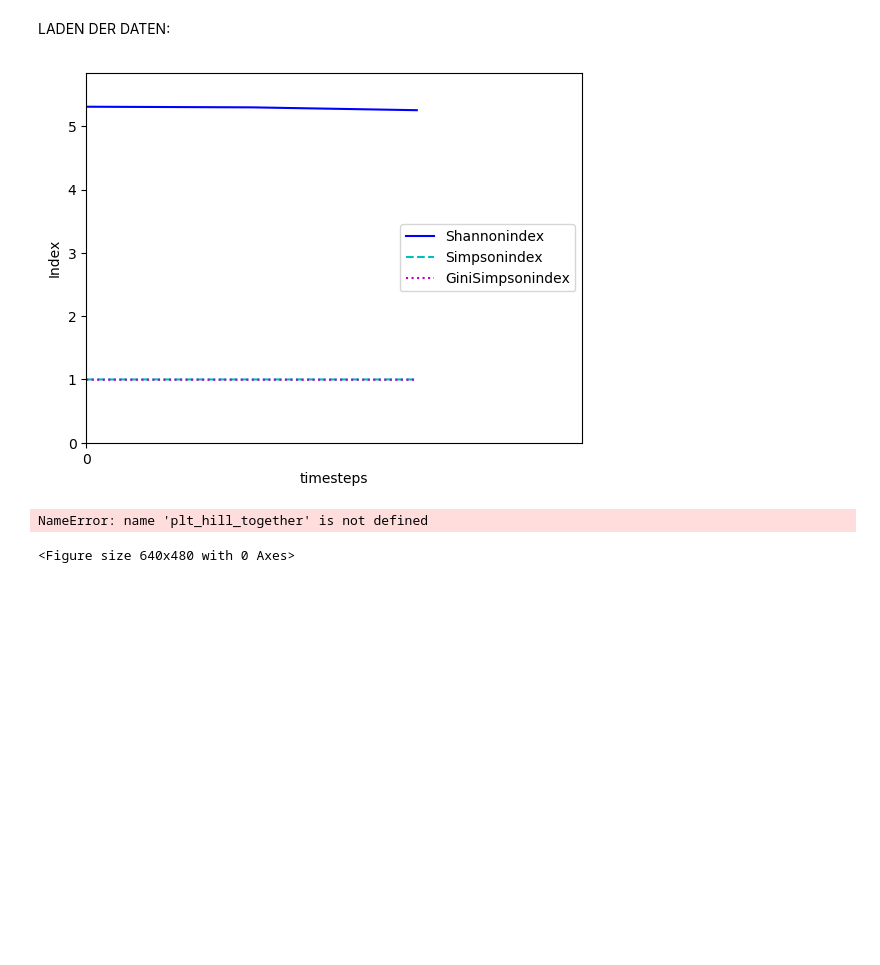
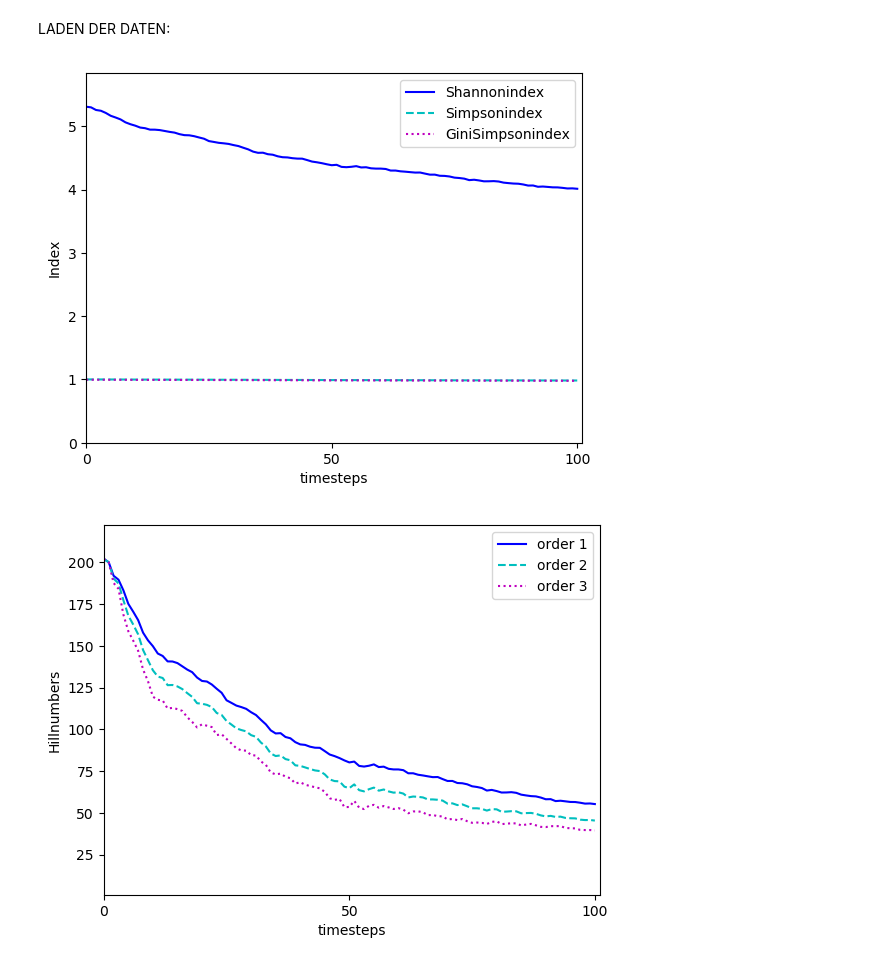
Before and after one commit to sisyga/biolgca, a Jupyter notebook: Speicherprobe.ipynb, the cells around one changed output. Saved outputs shown, nothing was run; the diff lists cells and outputs as text; code cells hidden in the pictures; blank space fills up the shorter version.

```diff
--- a/Speicherprobe.ipynb
+++ b/Speicherprobe.ipynb
@@ -97,11 +97,10 @@ LADEN DER DATEN:
 # sh, si, gi = entropies
 # print(entropies[sh], entropies[si], entropies[gi])
 # %%
-plot_entropies_together(lgca.props_t, id=id, save=saving)
-plt_hill_together(lgca.props_t, id=id, save=saving)
+plot_entropies_together(lgca.props_t, id=id)
+plot_hill_together(lgca.props_t, id=id)
 # %% [output]
-[figure, old version]
+[figure, new version]
-NameError: name 'plt_hill_together' is not defined
-<Figure size 640x480 with 0 Axes>
+[figure, added]
 # %%
 %matplotlib notebook
```
Also changed, not shown: parts of 2 cells of this notebook, 2 other files.
